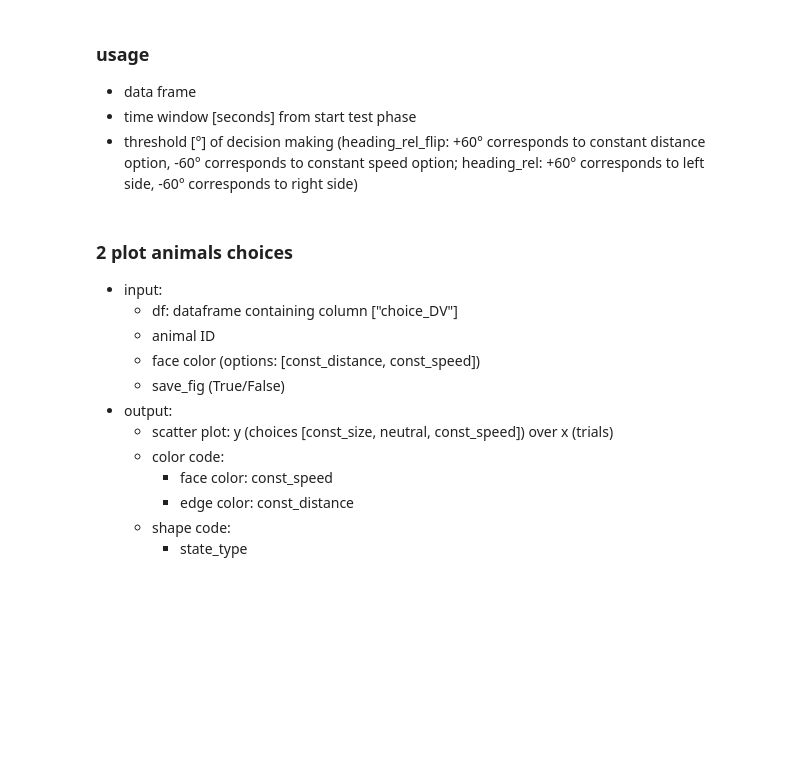
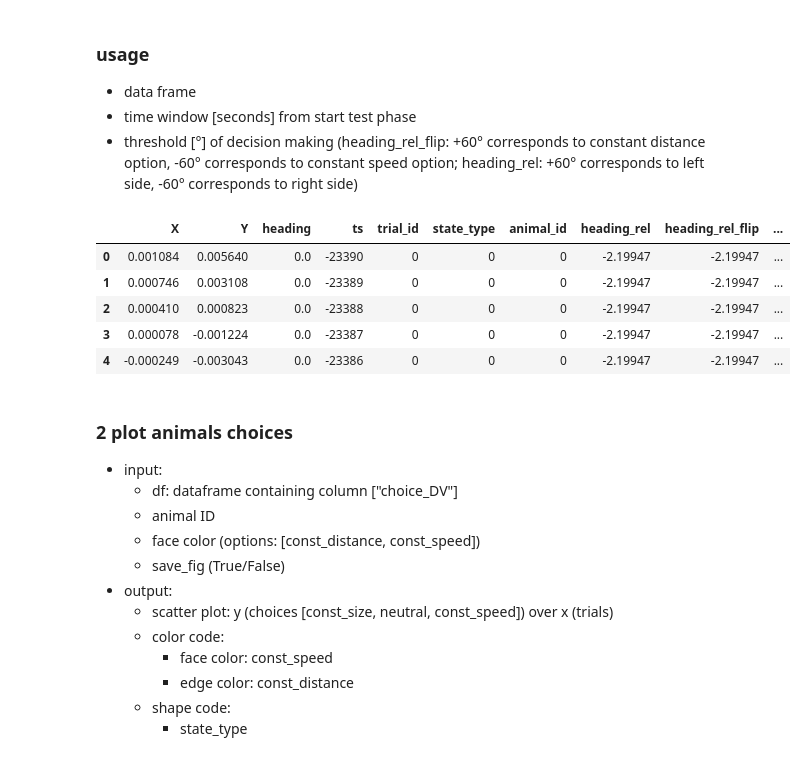
Before and after one commit to chiyu1203/UnityDataAnalysis, a Jupyter notebook: visualising_indiviuals_choice.ipynb, the cells around one changed output. Cells and saved outputs as stored; diff of their text form; code cells hidden in the pictures; blank space fills up the shorter version.

```diff
--- a/visualising_indiviuals_choice.ipynb
+++ b/visualising_indiviuals_choice.ipynb
@@ -16,7 +16,7 @@ file type is currently pickle (.pkl) can be changed to hierarchical data format
     - url = f"https://docs.google.com/spreadsheets/d/{database_id}/gviz/tq?tqx=out:csv&sheet={sheet_name}"
     - sheet_name = "Unity_MatrexVR" & database_id = "1UL4eEUrQMapx9xz11-IyOSlPBcep1I9vBJ2uGgVudb8"??
 # %%
-save_path = "/Users/jonny/Desktop/Uni/Master/collevtive behavior/VR_analysis"
+save_path ="/Users/jonny/Desktop/Uni/Master/collevtive behavior/VR_analysis/sequence_choice"
 # If saving of plots not intended comment line below
 save_choice = True
 
@@ -143,6 +143,15 @@ up_threshold = 75
 
 df_choice = trial_preferences(df_0, time_window_0, low_threshold, up_threshold ,RL=True)
 df_choice_framewise = trial_preferences_framewise(df_0_sliced, time_window_0, low_threshold, up_threshold ,RL=True)
+# %%
+df_0_sliced.head()
+# %% [output]
+|  | X | Y | heading | ts | trial_id | state_type | animal_id | heading_rel | heading_rel_flip | ... |
+| 0 | 0.001084 | 0.005640 | 0.0 | -23390 | 0 | 0 | 0 | -2.19947 | -2.19947 | ... |
+| 1 | 0.000746 | 0.003108 | 0.0 | -23389 | 0 | 0 | 0 | -2.19947 | -2.19947 | ... |
+| 2 | 0.000410 | 0.000823 | 0.0 | -23388 | 0 | 0 | 0 | -2.19947 | -2.19947 | ... |
+| 3 | 0.000078 | -0.001224 | 0.0 | -23387 | 0 | 0 | 0 | -2.19947 | -2.19947 | ... |
+| 4 | -0.000249 | -0.003043 | 0.0 | -23386 | 0 | 0 | 0 | -2.19947 | -2.19947 | ... |
 # %% [markdown]
 ### 2 plot animals choices
 - input:
```
Also changed, not shown: parts of 8 cells of this notebook, 4 other files.
